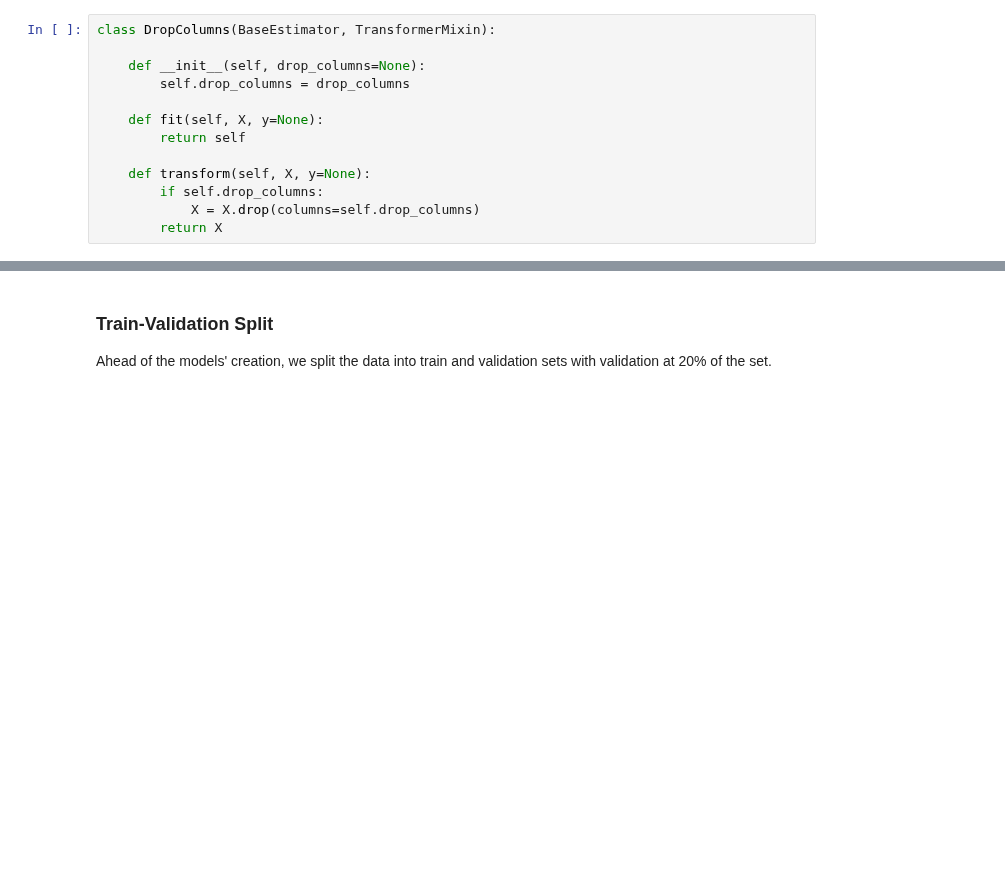
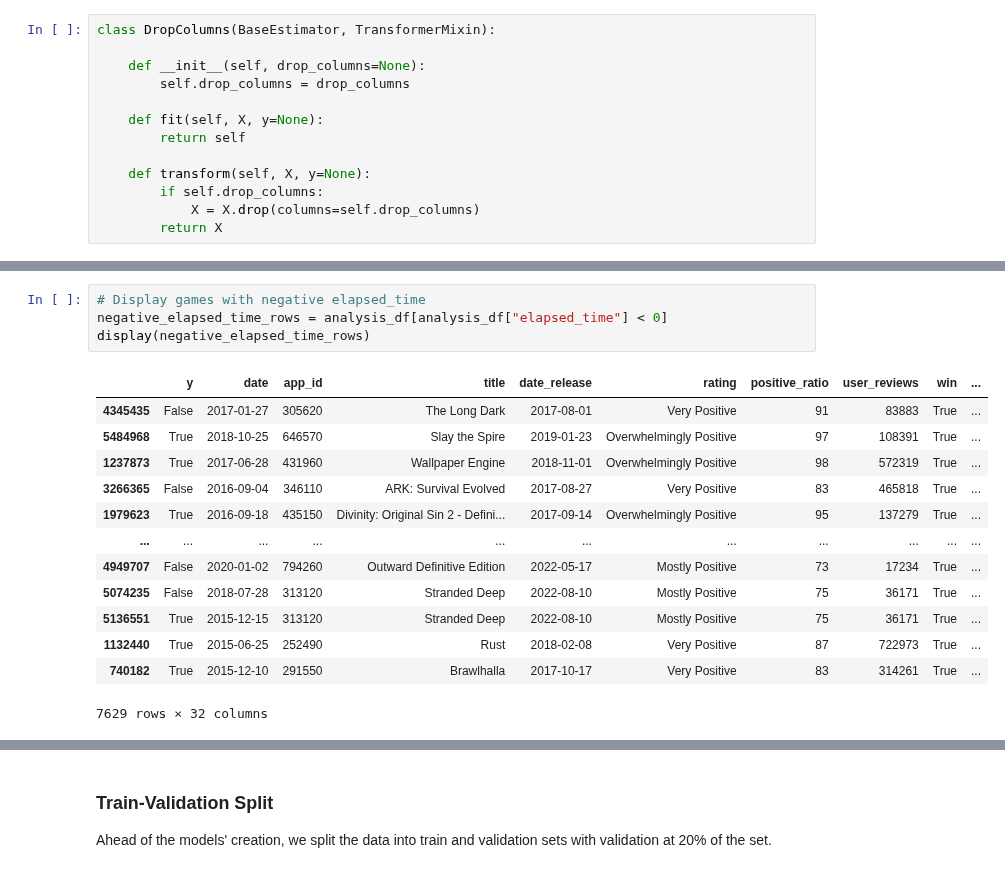
Before and after one commit to JohannesRahn/MachineLearningGroupProject, a Jupyter notebook: group7_FINAL.ipynb, the cells around one changed output, grey strips where cells are left out. Drawn from its saved outputs; the diff is of its cells as text; blank space fills up the shorter version.

```diff
--- a/group7_FINAL.ipynb
+++ b/group7_FINAL.ipynb
@@ -1088,0 +1117,18 @@ Having selected the optimal configuration for all models, we compare their perfo
+# %%
+# Display games with negative elapsed_time
+negative_elapsed_time_rows = analysis_df[analysis_df["elapsed_time"] < 0]
+display(negative_elapsed_time_rows)
+# %% [output]
+|  | y | date | app_id | title | date_release | rating | positive_ratio | user_reviews | win | ... |
+| 4345435 | False | 2017-01-27 | 305620 | The Long Dark | 2017-08-01 | Very Positive | 91 | 83883 | True | ... |
+| 5484968 | True | 2018-10-25 | 646570 | Slay the Spire | 2019-01-23 | Overwhelmingly Positive | 97 | 108391 | True | ... |
+| 1237873 | True | 2017-06-28 | 431960 | Wallpaper Engine | 2018-11-01 | Overwhelmingly Positive | 98 | 572319 | True | ... |
+| 3266365 | False | 2016-09-04 | 346110 | ARK: Survival Evolved | 2017-08-27 | Very Positive | 83 | 465818 | True | ... |
+| 1979623 | True | 2016-09-18 | 435150 | Divinity: Original Sin 2 - Defini... | 2017-09-14 | Overwhelmingly Positive | 95 | 137279 | True | ... |
+| ... | ... | ... | ... | ... | ... | ... | ... | ... | ... | ... |
+| 4949707 | False | 2020-01-02 | 794260 | Outward Definitive Edition | 2022-05-17 | Mostly Positive | 73 | 17234 | True | ... |
+| 5074235 | False | 2018-07-28 | 313120 | Stranded Deep | 2022-08-10 | Mostly Positive | 75 | 36171 | True | ... |
+| 5136551 | True | 2015-12-15 | 313120 | Stranded Deep | 2022-08-10 | Mostly Positive | 75 | 36171 | True | ... |
+| 1132440 | True | 2015-06-25 | 252490 | Rust | 2018-02-08 | Very Positive | 87 | 722973 | True | ... |
+| 740182 | True | 2015-12-10 | 291550 | Brawlhalla | 2017-10-17 | Very Positive | 83 | 314261 | True | ... |
+7629 rows × 32 columns
```
Also changed, not shown: parts of 37 cells of this notebook.
